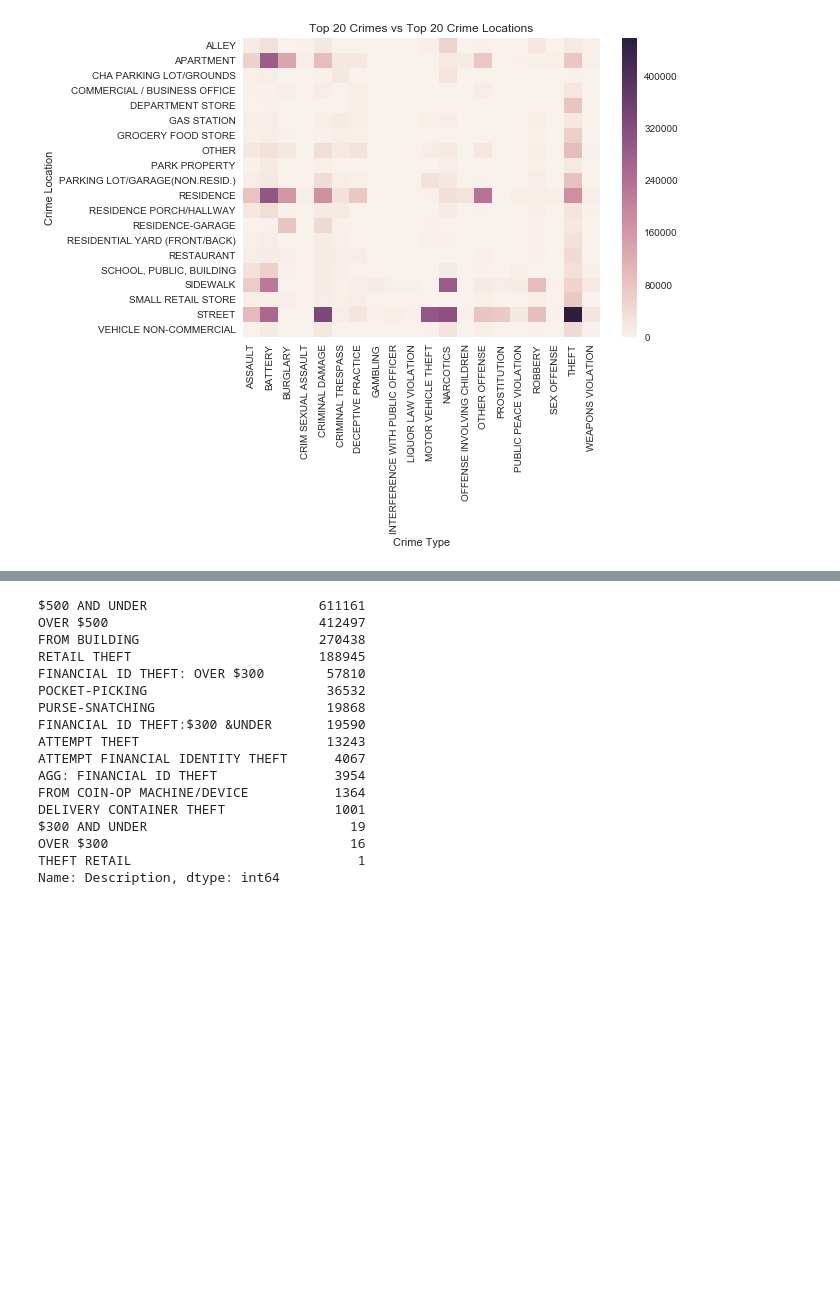
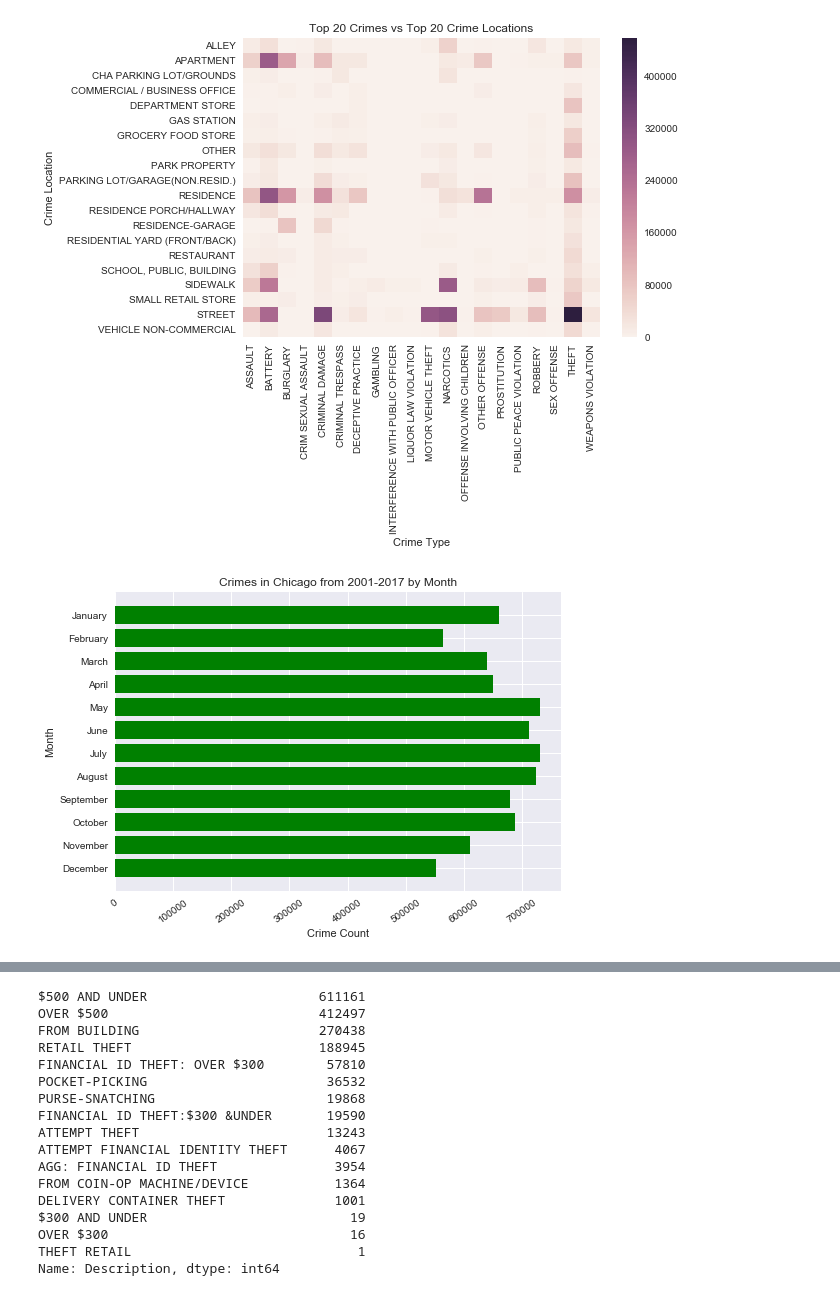
Before and after one commit to bodhisattamaiti25/projects-data-science, a Jupyter notebook: chicago_crime_data_analysis/chicago_crime_data_analysis.ipynb, the cells around one changed output, grey strips where cells are left out. Drawn from its saved outputs; the diff is of its cells as text; code cells hidden in the pictures; blank space fills up the shorter version.

Commit message:
crimes analysis with respec to months and days

```diff
--- a/chicago_crime_data_analysis/chicago_crime_data_analysis.ipynb
+++ b/chicago_crime_data_analysis/chicago_crime_data_analysis.ipynb
@@ -258,3 +256,50 @@ sns.heatmap(crime_type_location_df).set_title('Top 20 Crimes vs Top 20 Crime Loc
 plt.show()
 # %% [output]
 [figure]
+# %%
+month_mapping = {1:'January', 2:'February', 3:'March', 4:'April', 5:'May', 6:'June', 7:'July', 8:'August', 9:'September', 10:'October', 11:'November', 12:'December'}
+
+def getMonth(val):
+    month = int(val.split(' ')[0].split('/')[0])
+    return month
+
+crimes_2001_17['Month'] = crimes_2001_17['Date'].apply(getMonth)
+# %%
+def getMonthInWords(month):
+    return month_mapping[month]
+
+crimes_2001_17['Month_Words'] = crimes_2001_17['Month'].apply(getMonthInWords)
+# %%
+from datetime import date
+import calendar
+
+def get_DayName(cur_date):
+    temp_date = cur_date.split(' ')[0].split('/')
+    d = date(int(temp_date[2]), int(temp_date[0]), int(temp_date[1]))
+    return calendar.day_name[d.weekday()]
+
+crimes_2001_17['DayName'] = crimes_2001_17['Date'].apply(get_DayName)
+# %%
+month_names = ['January', 'February', 'March', 'April', 'May', 'June', 'July', 'August', 'September', 'October', 'November', 'December']
+crime_counts_by_month = []
+for cur_month in month_names:
+    temp_df_4 = crimes_2001_17[crimes_2001_17['Month_Words']==cur_month]
+    crime_counts_by_month.append(temp_df_4.shape[0])
+# %%
+fig3, ax3 = plt.subplots()
+
+y_pos_month = np.arange(len(month_names))
+
+ax3.barh(y_pos_month, crime_counts_by_month, align='center', color='green')
+ax3.set_yticks(y_pos_month)
+
+ax3.set_yticklabels(month_names)
+ax3.invert_yaxis()
+ax3.set_xlabel('Crime Count')
+ax3.set_ylabel('Month')
+ax3.set_title('Crimes in Chicago from 2001-2017 by Month')
+for cur_tick in ax3.get_xticklabels():
+    cur_tick.set_rotation(35)
+plt.show()
+# %% [output]
+[figure, added]
```
Also changed, not shown: parts of 4 cells of this notebook.
